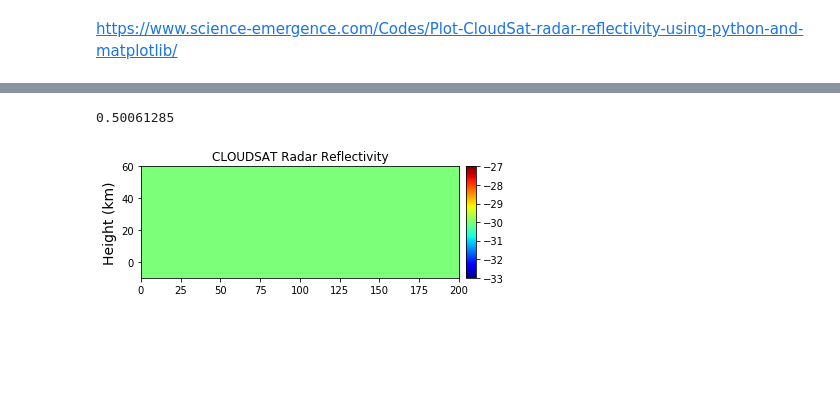
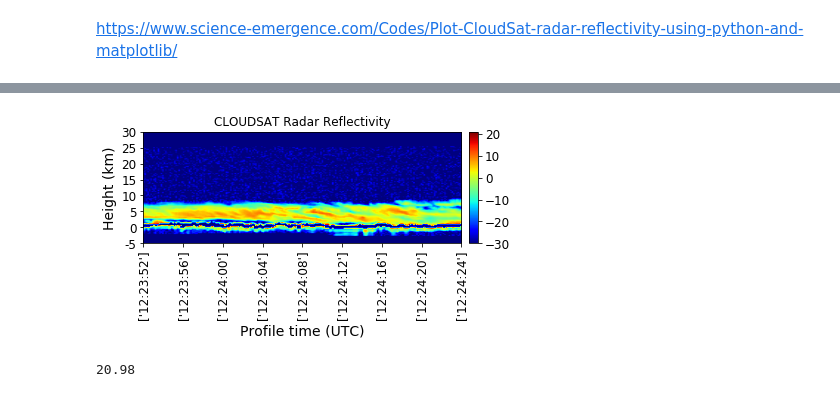
Before and after one commit to franzihe/research_Haukeli, a Jupyter notebook: CloudSat/plt_radar_refl.ipynb, the cells around one changed output, grey strips where cells are left out. Cells and saved outputs as stored; diff of their text form; code cells hidden in the pictures; blank space fills up the shorter version.

```diff
--- a/CloudSat/plt_radar_refl.ipynb
+++ b/CloudSat/plt_radar_refl.ipynb
@@ -90,0 +202,2 @@ cpr_2b_geoprof_snow_water_content_data = cpr_2b_geoprof_snow_water_content.get()
+# %%
+Htime = Ptime[int(res[2]) : int(res[3])]
@@ -91,33 +206,49 @@ cpr_2b_geoprof_snow_water_content_data = cpr_2b_geoprof_snow_water_content.get()
+# %%
+data = cpr_2b_geoprof_radar_reflectivity_data[int(res[2]) : int(res[3]),:]
+# %%
+height = cpr_2b_geoprof_height_data[int(res[2]) : int(res[3]),:]
+# %%
+time_label = []
+for i in range(0,np.array(Htime).shape[0],25):
+    time_label.append([time.strftime("%H:%M:%S", time.gmtime(sum(np.array(Htime[i]),np.array(UTC[0]))))])
+# %%
+fillvalue = 15360
+missing = -8888
+
+img = np.zeros((data.shape[0],data.shape[1]))
+img.fill(-30)
+
+for i in np.arange(data.shape[0]):
+    for j in np.arange(data.shape[1]):
+        k = int( data.shape[1] * (height[i,j] + 5000) / 35000 )
+        if data[i,j] > -3000 and \
+                   data[i,j] < 2100:
+            img[i,k] = data[i,j] / 100
+
+ax = plt.subplot(111)
+im = ax.imshow(img.T, interpolation='bilinear',  #vmin = -10, vmax = 30,
+               cmap=cm.jet, origin='lower', extent=[0,200,-10,60])
+plt.title( 'CLOUDSAT Radar Reflectivity' )
+
+plt.ylabel('Height (km)',fontsize=14)
+plt.xlabel('Profile time (UTC)',fontsize=14)
+#ax.set_ylim((-10,10))
+pylab.yticks([-10,0,10,20,30,40,50,60], [-5,0,5,10,15,20,25,30],fontsize=12)
+pylab.xticks([0,25,50,75,100,125,150,175,200], time_label, rotation = 90,fontsize =12)
+divider = make_axes_locatable(ax)
+cax = divider.append_axes("right", size="3%", pad=0.10)
+plt.colorbar(im, cax=cax)
+cax.tick_params(labelsize=12)
+
+#plt.savefig("cloudsat_radar_reflectivity.png")
+if savefig == 1:
+        fig_dir = '../../Figures/cloudsat_Radar_Reflectivity/%s/' %(year_month)
+        cF.createFolder(fig_dir)
+        plt.savefig(fig_dir+"%s_2deg.png"  %day, bbox_inches='tight', dpi=200)
+plt.show()
+# %% [output]
+[figure, added]
 # %%
-cpr_2b_geoprof_snow_water_content_data.max()
+img.max()
 # %% [output]
-0.50061285
+20.98
-# %%
-fillvalue = 15360
-missing = -8888
-
-img = np.zeros((800,125))
-img.fill(-30)
-
-#for i in np.arange(800):
- #   for j in np.arange(125):
-  #      k = int( 125 * (cpr_2b_geoprof_height_data[i,j] + 5000) / 35000 )
-   #     if cpr_2b_geoprof_radar_reflectivity_data[i,j] > -3000 and \
-    #                cpr_2b_geoprof_radar_reflectivity_data[i,j] < 2100:
-     #       img[i,k] = cpr_2b_geoprof_radar_reflectivity_data[i,j] / 100
-
-ax = plt.subplot(111)
-im = ax.imshow(img.T, interpolation='bilinear', cmap=cm.jet, origin='lower', extent=[0,200,-10,60])
-
-plt.title( 'CLOUDSAT Radar Reflectivity' )
-
-plt.ylabel('Height (km)',fontsize=14)
-#pylab.yticks([-10,0,10,20,30,40,50,60], [-5,0,5,10,15,20,25,30])
-divider = make_axes_locatable(ax)
-cax = divider.append_axes("right", size="3%", pad=0.10)
-plt.colorbar(im, cax=cax)
-
-#plt.savefig("cloudsat_radar_reflectivity.png")
-plt.show()
-# %% [output]
-[figure, removed]
```
Also changed, not shown: parts of 12 cells of this notebook.
